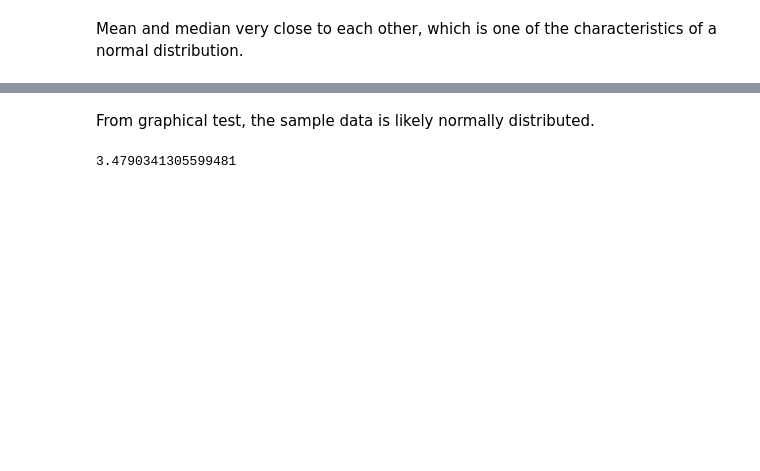
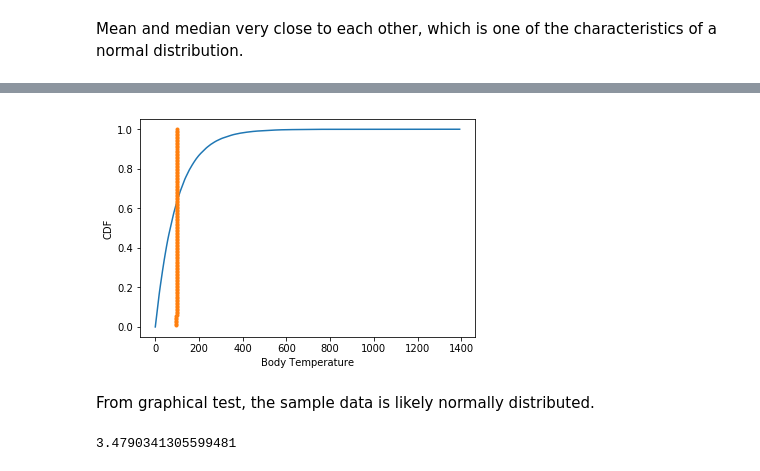
Before and after one commit to tpancier/Springboard_code, a Jupyter notebook: Inferential_statistics_exercise_1.ipynb, the cells around one changed output, grey strips where cells are left out. Cells and saved outputs as stored; diff of their text form; code cells hidden in the pictures; blank space fills up the shorter version.

```diff
--- a/Inferential_statistics_exercise_1.ipynb
+++ b/Inferential_statistics_exercise_1.ipynb
@@ -149,3 +163,21 @@ plt.show()
+# %%
+# Create a CDF from theoretical samples: x_theor, y_theor
+x_theor, y_theor = ecdf(samples_exp_temp)
+
+# Create an ECDF from real data: x, y
+x, y = ecdf(df['temperature'])
+
+
+# Overlay the plots
+plt.plot(x_theor, y_theor)
+plt.plot(x, y, marker='.', linestyle='none')
+
+plt.xlabel('Body Temperature')
+plt.ylabel('CDF')
+
+plt.show()
+# %% [output]
+[figure, added]
 # %% [markdown]
 From graphical test, the sample data is likely normally distributed.
 # %%
```
Also changed, not shown: parts of 64 cells of this notebook.
